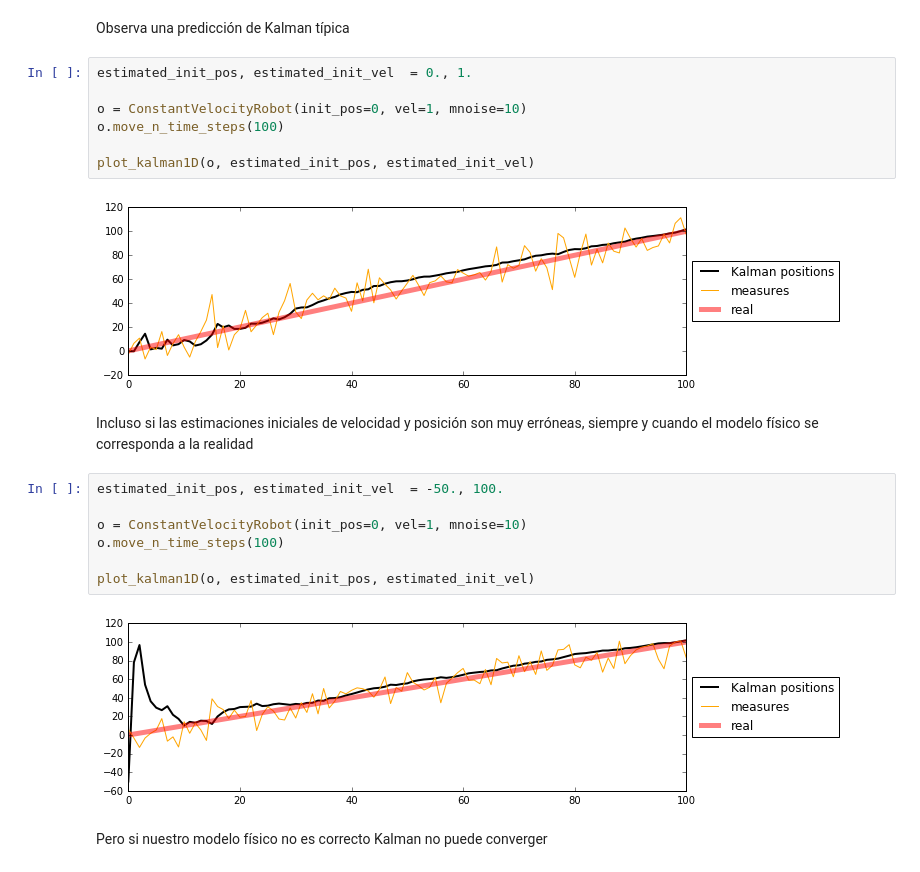
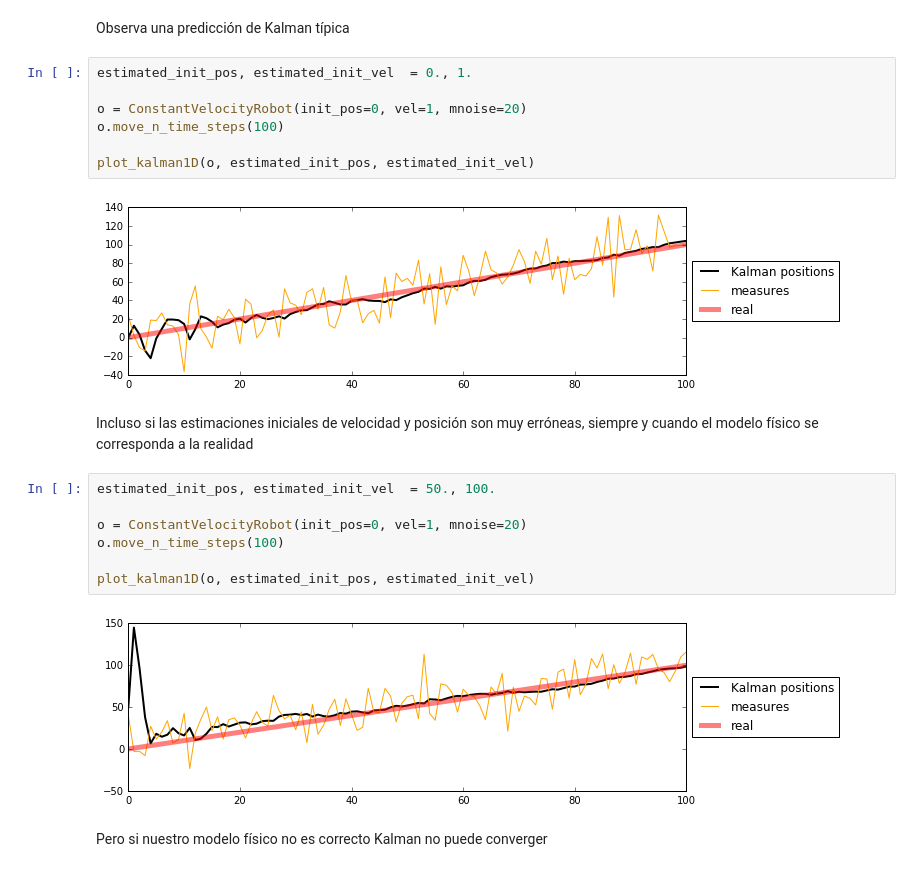
Before and after one commit to rramosp/20161.ai, a Jupyter notebook: Notas 03A - Filtros de Kalman.ipynb, the cells around one changed output. Saved outputs shown, nothing was run; the diff lists cells and outputs as text.

```diff
--- a/Notas 03A - Filtros de Kalman.ipynb
+++ b/Notas 03A - Filtros de Kalman.ipynb
@@ -137,23 +137,23 @@ Observa una predicción de Kalman típica
 # %%
 estimated_init_pos, estimated_init_vel  = 0., 1.
 
-o = ConstantVelocityRobot(init_pos=0, vel=1, mnoise=10)
+o = ConstantVelocityRobot(init_pos=0, vel=1, mnoise=20)
 o.move_n_time_steps(100)
 
 plot_kalman1D(o, estimated_init_pos, estimated_init_vel)
 # %% [output]
-[figure, old version]
+[figure, new version]
 # %% [markdown]
 Incluso si las estimaciones iniciales de velocidad y posición son muy erróneas, siempre y cuando el modelo físico se corresponda a la realidad
 # %%
-estimated_init_pos, estimated_init_vel  = -50., 100.
+estimated_init_pos, estimated_init_vel  = 50., 100.
 
-o = ConstantVelocityRobot(init_pos=0, vel=1, mnoise=10)
+o = ConstantVelocityRobot(init_pos=0, vel=1, mnoise=20)
 o.move_n_time_steps(100)
 
 plot_kalman1D(o, estimated_init_pos, estimated_init_vel)
 # %% [output]
-[figure, old version]
+[figure, new version]
 # %% [markdown]
 Pero si nuestro modelo físico no es correcto Kalman no puede converger
 # %%
```
Also changed, not shown: parts of 3 cells of this notebook, 1 other file.
